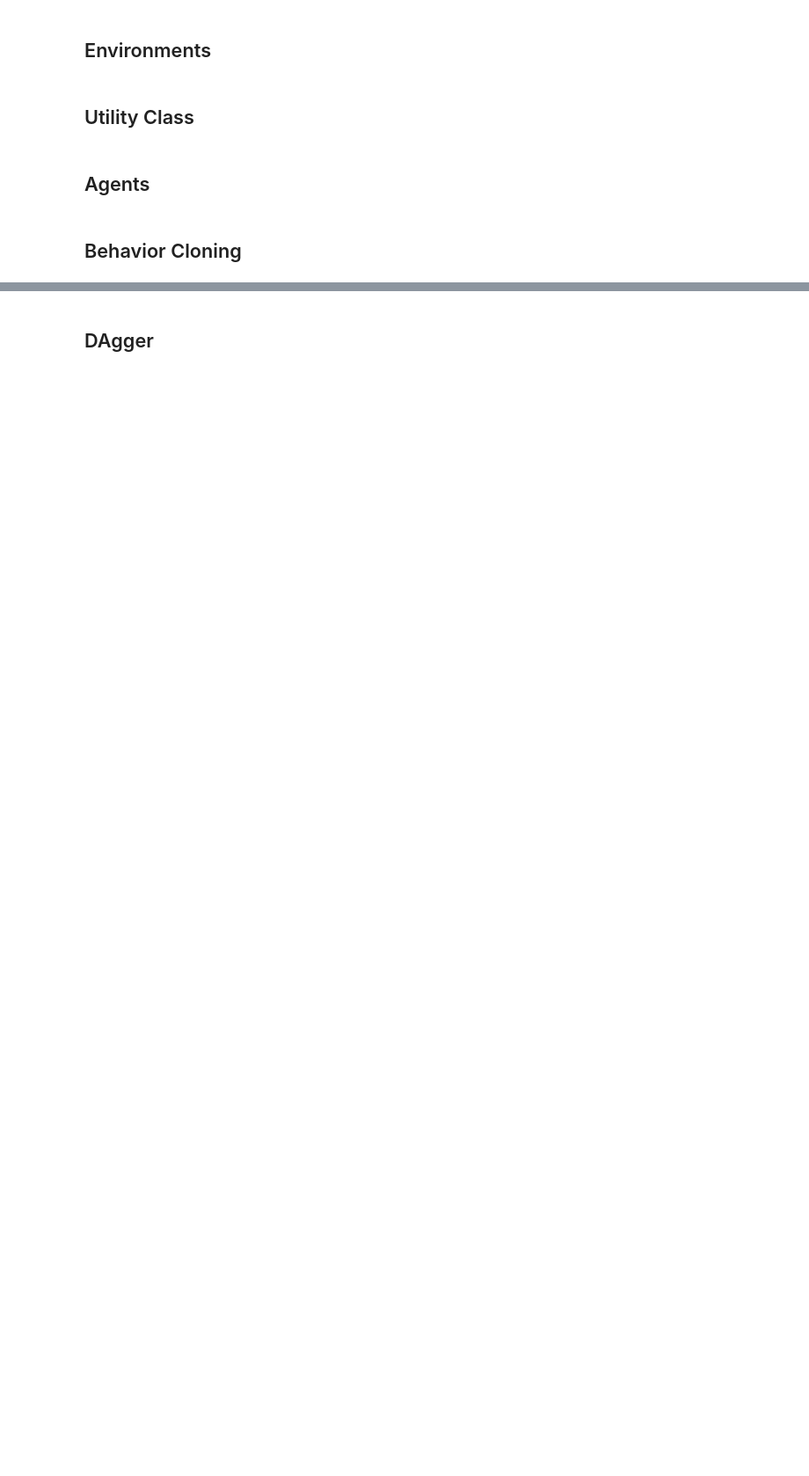
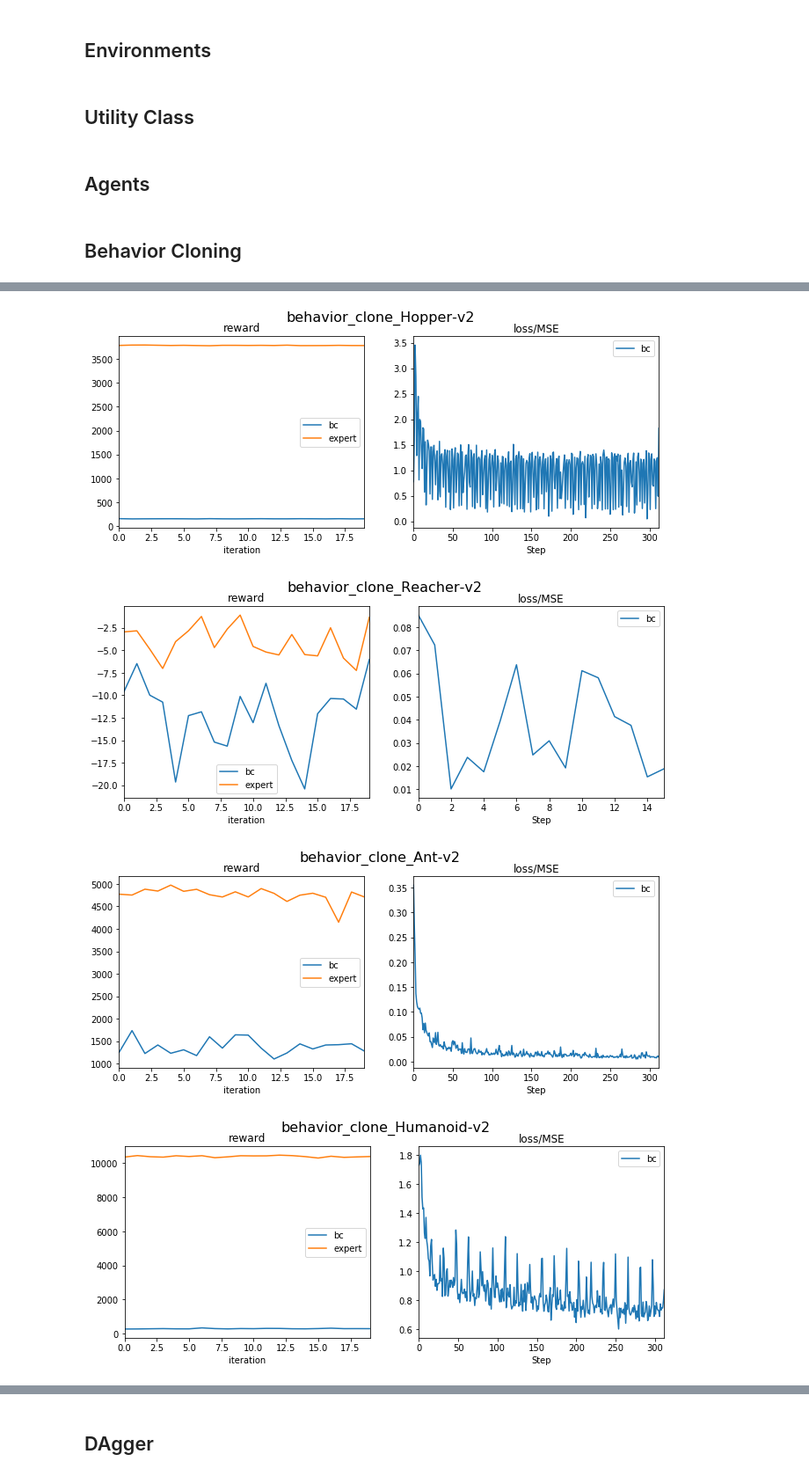
Before and after one commit to TaekSoonJang/homework, a Jupyter notebook: hw1/hw1.ipynb, the cells around one changed output, grey strips where cells are left out. Shown at 88% size. Cells and saved outputs as stored; diff of their text form; code cells hidden in the pictures; blank space fills up the shorter version.

```diff
--- a/hw1/hw1.ipynb
+++ b/hw1/hw1.ipynb
@@ -32,6 +32,13 @@ class ReplayBuffer:
     def get_batch(self, batch_size):
         for i in range(0, len(self.s), batch_size):
             yield self.s[i:i+batch_size], self.a[i:i+batch_size], self.r[i:i+batch_size]
+
+    def concat(self, buf):
+        self.s += buf.s
+        self.a += buf.a
+        self.r += buf.r
+
+        return self
 # %% [markdown]
 ## Agents
 # %%
@@ -138,11 +148,13 @@ class Agent:
 
         for _ in range(max_iter):
             s = self.env.reset()
+            reward = 0
 
             for n_step in range(maxstep):
                 a = self.get_action([s])
                 s_, r, done, _ = self.env.step(a)
 
+                reward += r
                 buf.add(s, a, r)
 
                 s = s_
@@ -150,9 +162,11 @@ class Agent:
                 if done:
                     break
 
-            reward_summary = tf.Summary(value=[tf.Summary.Value(tag='reward', simple_value=sum(buf.r))])
+            reward_summary = tf.Summary(value=[tf.Summary.Value(tag='reward', simple_value=reward)])
             self.writer.add_summary(reward_summary, self.n_iter)
             self.n_iter += 1
+
+        self.writer.flush()
 
         return buf
 
@@ -160,6 +174,7 @@ class Agent:
         summary, _ = self.sess.run([self.summary_merged, self.train_op],
                                    feed_dict={self.s_pl: s_batch, self.a_pl: a_target})
         self.writer.add_summary(summary, self.n_train)
+        self.writer.flush()
         self.n_train += 1
 
     def tensorboard_scalar_url(self, tag):
@@ -173,8 +188,6 @@ class Agent:
         return '{}?{}'.format(tb_url, urlencode(query))
 
     def plot_stats(self):
-        self.writer.flush()
-
         fig, axes = plt.subplots(nrows=1, ncols=2, figsize=(11, 4))
         fig.suptitle(self.name, fontsize=16)
 
@@ -194,8 +207,7 @@ class Agent:
         self.sess.close()
 # %%
 batch_size = 64
-maxiter = 100
-n_rollouts = 10
+maxiter = 20
 # %% [markdown]
 ## Behavior Cloning
 # %%
@@ -213,17 +225,8 @@ def fit_behavior_cloning_agent(envname):
 bc_agents = [fit_behavior_cloning_agent(envname) for envname in envs]
 experts_rewards = []
 for a, e in bc_agents:
-    a.run_episode(n_rollouts)
-    exp_rewards = [sum(e.run_episode().r) for _ in range(n_rollouts)]
-
-    reward_ax, loss_ax = a.plot_stats()
-
-    experts_rewards.append(exp_rewards)
-    reward_ax.plot(np.arange(len(exp_rewards)), exp_rewards)
-    reward_ax.set_xlabel('iteration')
-    reward_ax.legend(['bc', 'expert'])
-
-    loss_ax.legend(['bc'])
+    a.run_episode(maxiter)
+    experts_rewards.append([sum(e.run_episode().r) for _ in range(maxiter)])
 
     a.close()
     e.close()
@@ -229,0 +251,14 @@ for a, e in bc_agents:
+# %%
+for (a, _), exp_rewards in zip(bc_agents, experts_rewards):
+    reward_ax, loss_ax = a.plot_stats()
+
+    reward_ax.plot(np.arange(len(exp_rewards)), exp_rewards)
+    reward_ax.set_xlabel('iteration')
+    reward_ax.legend(['bc', 'expert'])
+
+    loss_ax.legend(['bc'])
+# %% [output]
+[figure, added]
+[figure, added]
+[figure, added]
+[figure, added]
```
Also changed, not shown: parts of 6 cells of this notebook, 1 other file.
